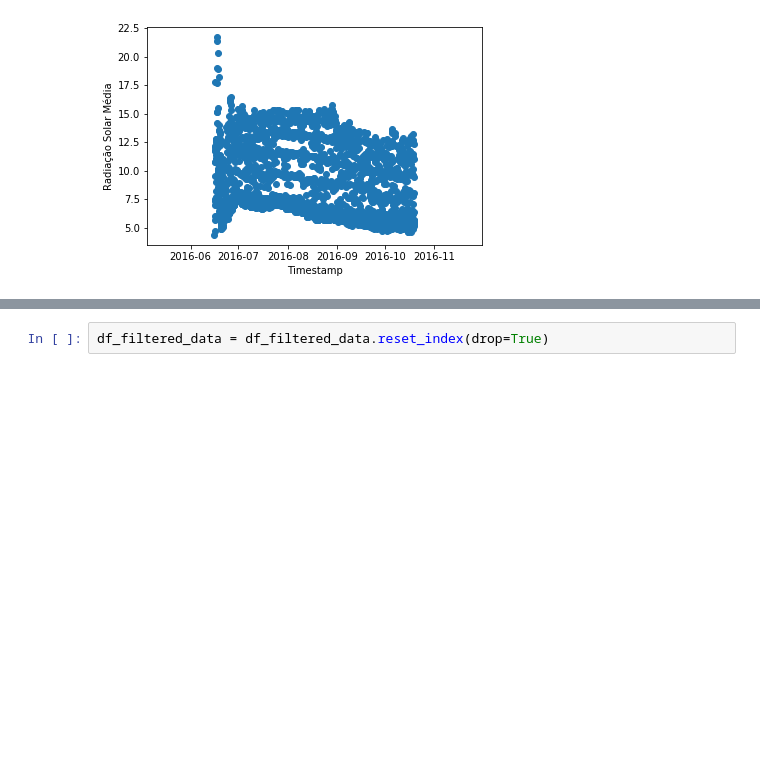
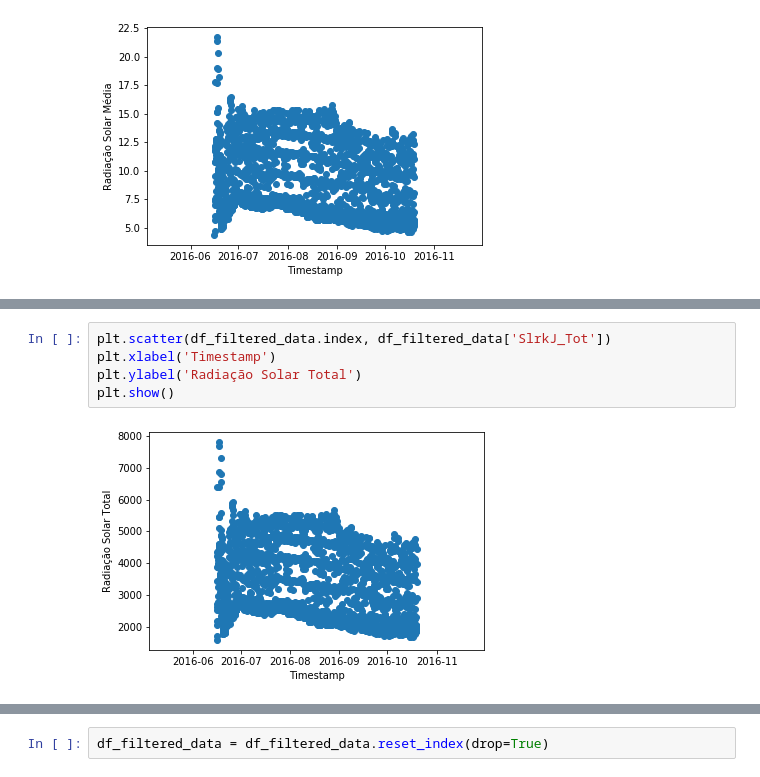
Before and after one commit to Naelia/pibic, a Jupyter notebook: notebooks/1 - Predição da Evapotranspiração.ipynb, the cells around one changed output, grey strips where cells are left out. Saved outputs shown, nothing was run; the diff lists cells and outputs as text; blank space fills up the shorter version.

```diff
--- a/notebooks/1 - Predição da Evapotranspiração.ipynb
+++ b/notebooks/1 - Predição da Evapotranspiração.ipynb
@@ -258,0 +180,7 @@ df_filtered_data.shape
+# %%
+plt.scatter(df_filtered_data.index, df_filtered_data['SlrkJ_Tot'])
+plt.xlabel('Timestamp')
+plt.ylabel('Radiação Solar Total')
+plt.show()
+# %% [output]
+[figure, added]
```
Also changed, not shown: parts of 71 cells of this notebook, 2 other files.
